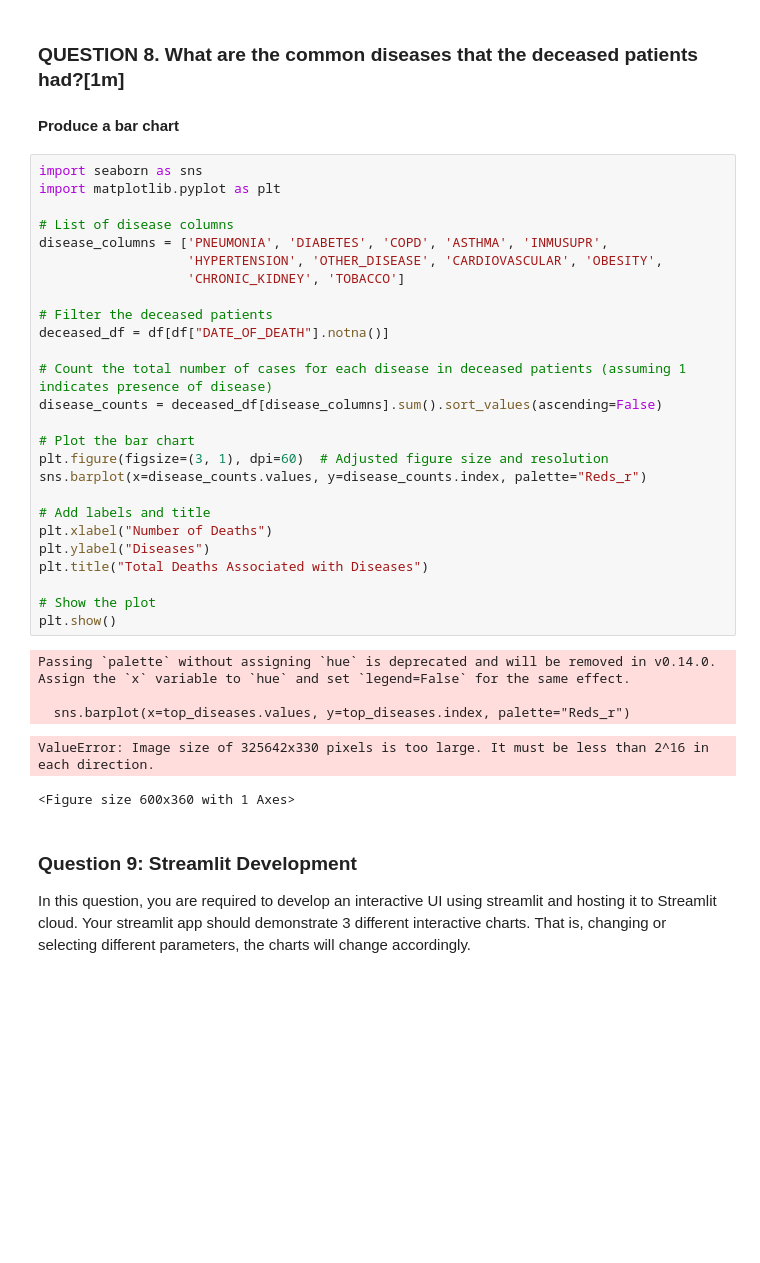
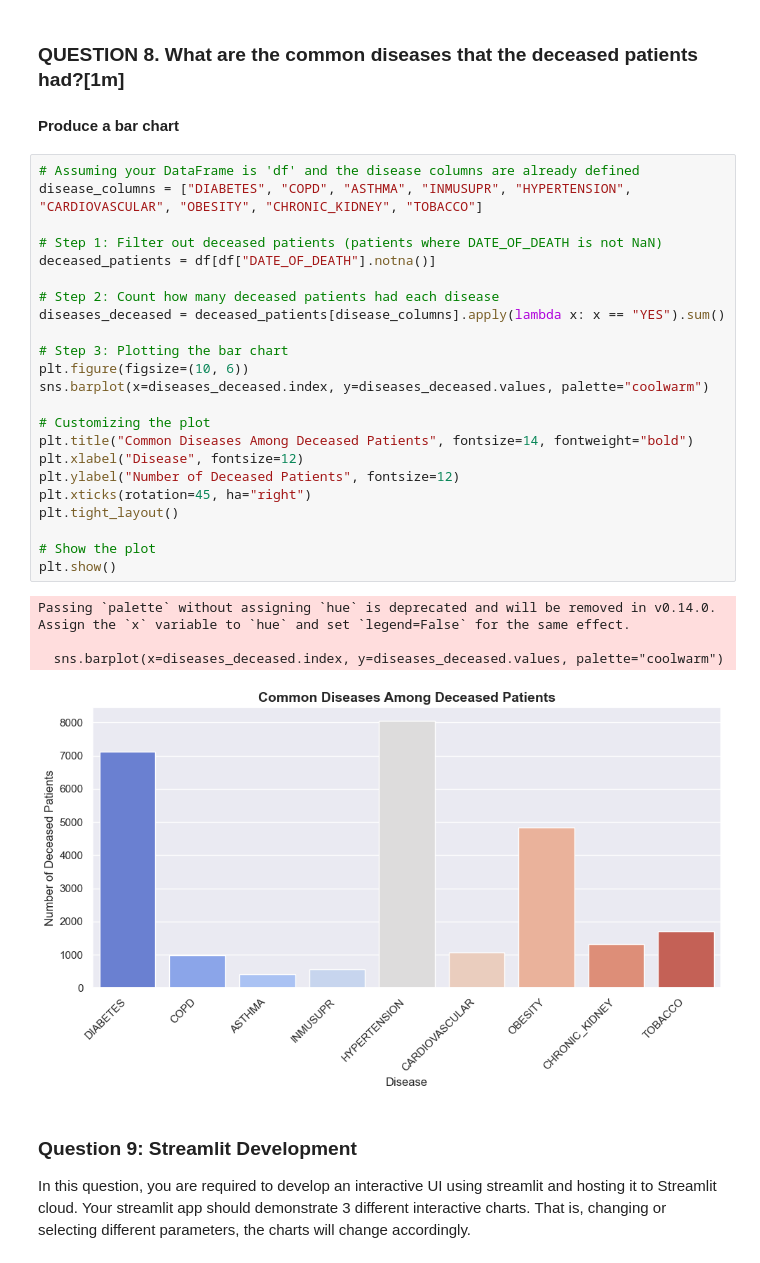
Before and after one commit to ann3i99/qaynatishania-patient-analysis, a Jupyter notebook: Questioins.ipynb, the cells around one changed output. Cells and saved outputs as stored; diff of their text form; blank space fills up the shorter version.

```diff
--- a/Questioins.ipynb
+++ b/Questioins.ipynb
@@ -322,38 +322,34 @@ plt.show()
 ### QUESTION 8. What are the common diseases that the deceased patients had?[1m]
 
 #### Produce a bar chart
-# %%
-import seaborn as sns
-import matplotlib.pyplot as plt
-
-# List of disease columns
-disease_columns = ['PNEUMONIA', 'DIABETES', 'COPD', 'ASTHMA', 'INMUSUPR',
-                   'HYPERTENSION', 'OTHER_DISEASE', 'CARDIOVASCULAR', 'OBESITY',
-                   'CHRONIC_KIDNEY', 'TOBACCO']
-
-# Filter the deceased patients
-deceased_df = df[df["DATE_OF_DEATH"].notna()]
-
-# Count the total number of cases for each disease in deceased patients (assuming 1 indicates presence of disease)
-disease_counts = deceased_df[disease_columns].sum().sort_values(ascending=False)
-
-# Plot the bar chart
-plt.figure(figsize=(3, 1), dpi=60)  # Adjusted figure size and resolution
-sns.barplot(x=disease_counts.values, y=disease_counts.index, palette="Reds_r")
-
-# Add labels and title
-plt.xlabel("Number of Deaths")
-plt.ylabel("Diseases")
-plt.title("Total Deaths Associated with Diseases")
-
-# Show the plot
-plt.show()
-# %% [output]
-Passing `palette` without assigning `hue` is deprecated and will be removed in v0.14.0. Assign the `x` variable to `hue` and set `legend=False` for the same effect.
-
-  sns.barplot(x=top_diseases.values, y=top_diseases.index, palette="Reds_r")
-ValueError: Image size of 325642x330 pixels is too large. It must be less than 2^16 in each direction.
-<Figure size 600x360 with 1 Axes>
+# %%
+# Assuming your DataFrame is 'df' and the disease columns are already defined
+disease_columns = ["DIABETES", "COPD", "ASTHMA", "INMUSUPR", "HYPERTENSION", "CARDIOVASCULAR", "OBESITY", "CHRONIC_KIDNEY", "TOBACCO"]
+
+# Step 1: Filter out deceased patients (patients where DATE_OF_DEATH is not NaN)
+deceased_patients = df[df["DATE_OF_DEATH"].notna()]
+
+# Step 2: Count how many deceased patients had each disease
+diseases_deceased = deceased_patients[disease_columns].apply(lambda x: x == "YES").sum()
+
+# Step 3: Plotting the bar chart
+plt.figure(figsize=(10, 6))
+sns.barplot(x=diseases_deceased.index, y=diseases_deceased.values, palette="coolwarm")
+
+# Customizing the plot
+plt.title("Common Diseases Among Deceased Patients", fontsize=14, fontweight="bold")
+plt.xlabel("Disease", fontsize=12)
+plt.ylabel("Number of Deceased Patients", fontsize=12)
+plt.xticks(rotation=45, ha="right")
+plt.tight_layout()
+
+# Show the plot
+plt.show()
+# %% [output]
+Passing `palette` without assigning `hue` is deprecated and will be removed in v0.14.0. Assign the `x` variable to `hue` and set `legend=False` for the same effect.
+
+  sns.barplot(x=diseases_deceased.index, y=diseases_deceased.values, palette="coolwarm")
+[figure, added]
 # %% [markdown]
 ### Question 9: Streamlit Development
 
```
